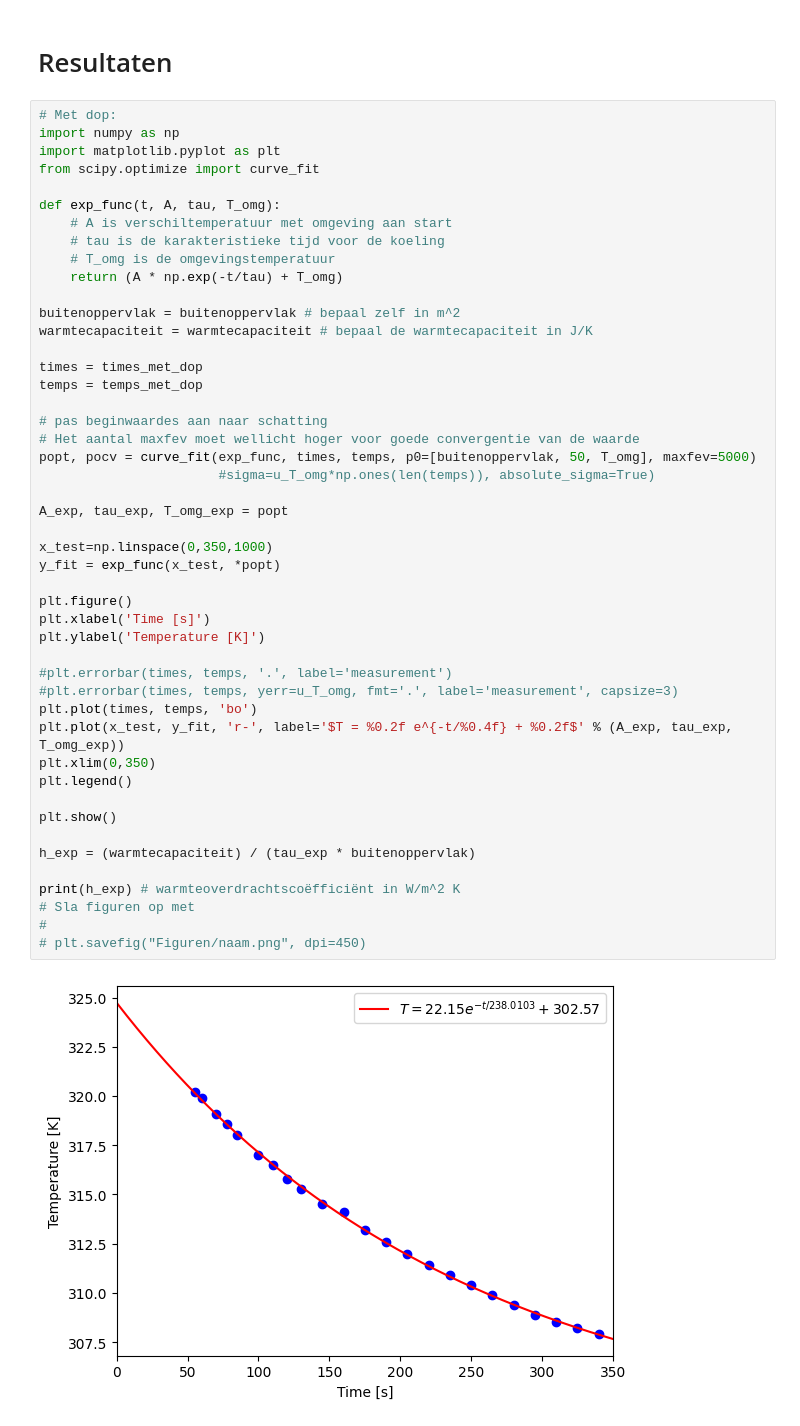
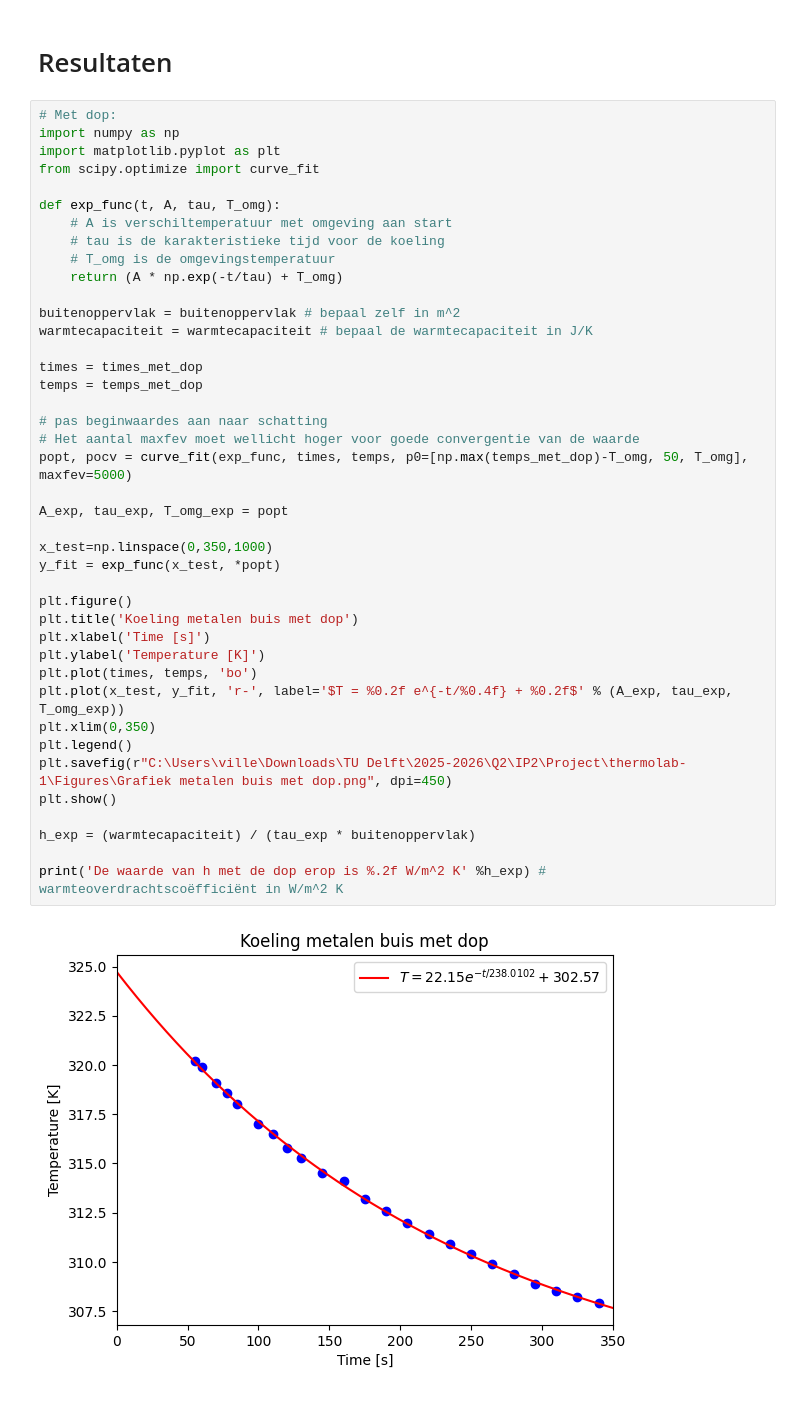
Before and after one commit to BobVill/32, a Jupyter notebook: Content/Labs/koelbuis.ipynb, the cells around one changed output. Cells and saved outputs as stored; diff of their text form.

```diff
--- a/Content/Labs/koelbuis.ipynb
+++ b/Content/Labs/koelbuis.ipynb
@@ -206,41 +209,35 @@ def exp_func(t, A, tau, T_omg):
     # tau is de karakteristieke tijd voor de koeling
     # T_omg is de omgevingstemperatuur
     return (A * np.exp(-t/tau) + T_omg)
 
 buitenoppervlak = buitenoppervlak # bepaal zelf in m^2
 warmtecapaciteit = warmtecapaciteit # bepaal de warmtecapaciteit in J/K
 
 times = times_met_dop
 temps = temps_met_dop
 
 # pas beginwaardes aan naar schatting
 # Het aantal maxfev moet wellicht hoger voor goede convergentie van de waarde
-popt, pocv = curve_fit(exp_func, times, temps, p0=[buitenoppervlak, 50, T_omg], maxfev=5000)
-                       #sigma=u_T_omg*np.ones(len(temps)), absolute_sigma=True)
+popt, pocv = curve_fit(exp_func, times, temps, p0=[np.max(temps_met_dop)-T_omg, 50, T_omg], maxfev=5000)
 
 A_exp, tau_exp, T_omg_exp = popt
 
 x_test=np.linspace(0,350,1000)
 y_fit = exp_func(x_test, *popt)
 
 plt.figure()
+plt.title('Koeling metalen buis met dop')
 plt.xlabel('Time [s]')
 plt.ylabel('Temperature [K]')
-
-#plt.errorbar(times, temps, '.', label='measurement')
-#plt.errorbar(times, temps, yerr=u_T_omg, fmt='.', label='measurement', capsize=3)
 plt.plot(times, temps, 'bo')
 plt.plot(x_test, y_fit, 'r-', label='$T = %0.2f e^{-t/%0.4f} + %0.2f$' % (A_exp, tau_exp, T_omg_exp))
 plt.xlim(0,350)
 plt.legend()
-
+plt.savefig(r"C:\Users\ville\Downloads\TU Delft\2025-2026\Q2\IP2\Project\thermolab-1\Figures\Grafiek metalen buis met dop.png", dpi=450)
 plt.show()
 
 h_exp = (warmtecapaciteit) / (tau_exp * buitenoppervlak)
 
-print(h_exp) # warmteoverdrachtscoëfficiënt in W/m^2 K
-# Sla figuren op met
-#
-# plt.savefig("Figuren/naam.png", dpi=450)
+print('De waarde van h met de dop erop is %.2f W/m^2 K' %h_exp) # warmteoverdrachtscoëfficiënt in W/m^2 K
 # %% [output]
-[figure, old version]
+[figure, new version]
```
Also changed, not shown: parts of 11 cells of this notebook, 10 other files.
